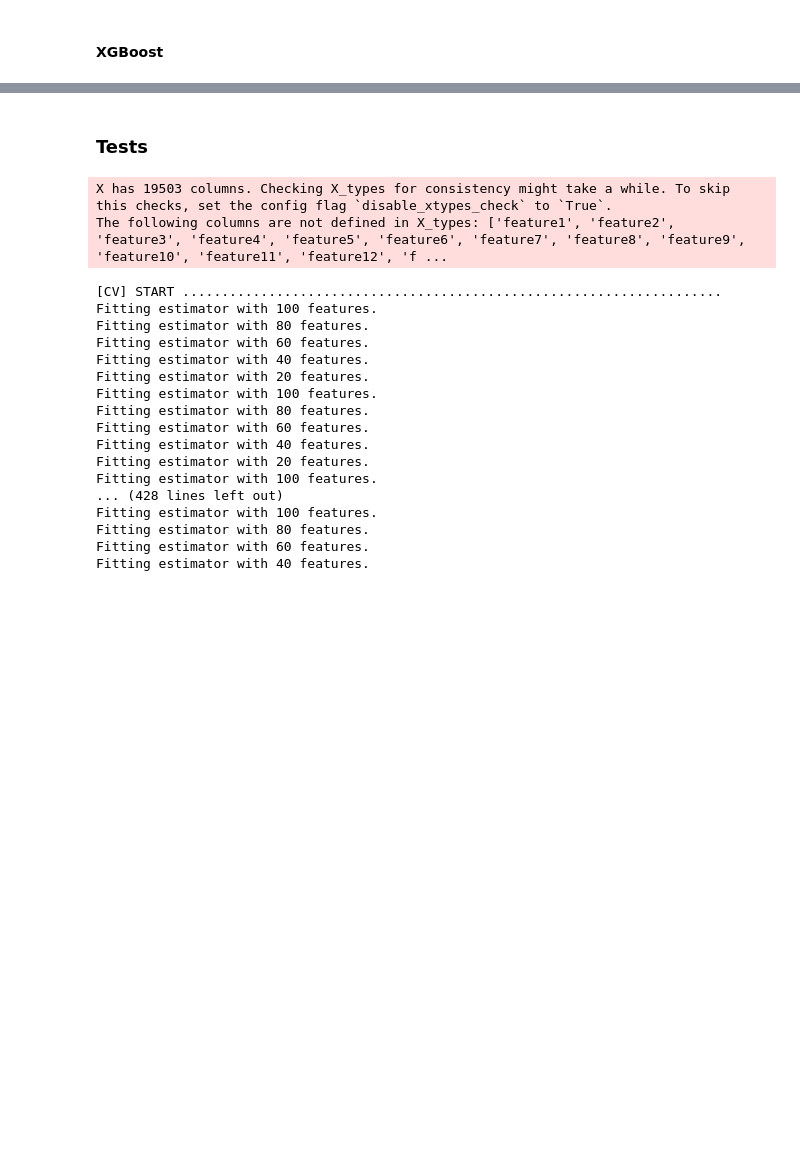
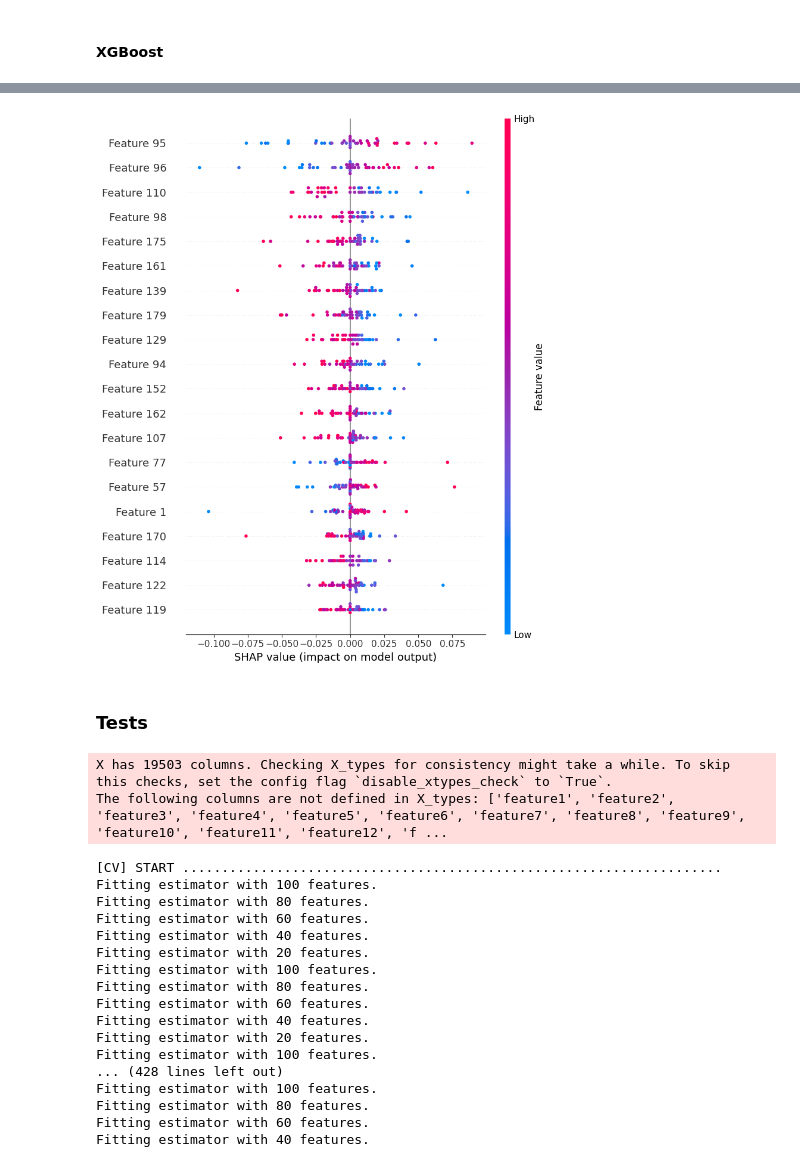
Before and after one commit to JuanCruzMendoza/ASD_ML_analysis, a Jupyter notebook: src/main.ipynb, the cells around one changed output, grey strips where cells are left out. Cells and saved outputs as stored; diff of their text form; code cells hidden in the pictures; blank space fills up the shorter version.

```diff
--- a/src/main.ipynb
+++ b/src/main.ipynb
@@ -58,0 +104,5 @@ def cross_validation_func(model, param_grid, X, Y):
+# %%
+# Take data to test (eliminate afterwards)
+from sklearn.model_selection import train_test_split
+X_example, X_test, Y_example, Y_test = train_test_split(
+    X, Y, test_size=0.95, random_state=42, shuffle=True)
@@ -59,8 +117,3 @@ def cross_validation_func(model, param_grid, X, Y):
 # %% [markdown]
 #### SVM model
-# %%
-# Take data to test (eliminate afterwards)
-from sklearn.model_selection import train_test_split
-X_example, X_test, Y_example, Y_test = train_test_split(
-    X, Y, test_size=0.9, random_state=42, shuffle=True)
 # %%
@@ -132,3 +304,15 @@ scores_xgb_df.to_csv('xgb_results.csv', index=False)
+# %%
+import shap
+# Create a SHAP explainer for the model
+explainer = shap.KernelExplainer(best_model.predict, X_selected)
+
+# Calculate SHAP values
+shap_values = explainer(X_selected)
+
+# Visualize SHAP values
+shap.summary_plot(shap_values, X_selected)
+# %% [output]
+[figure, added]
 # %% [markdown]
 ### Tests
 # %%
```
Also changed, not shown: parts of 29 cells of this notebook.
